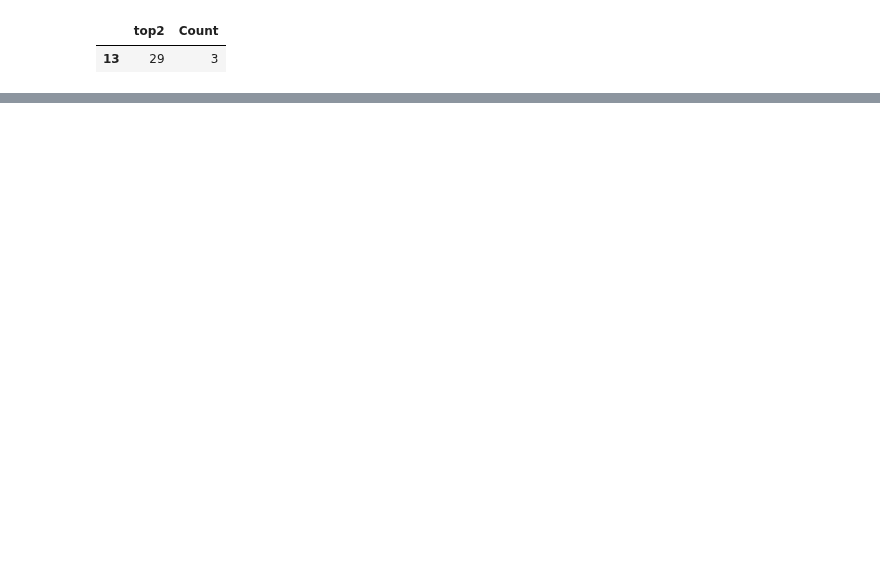
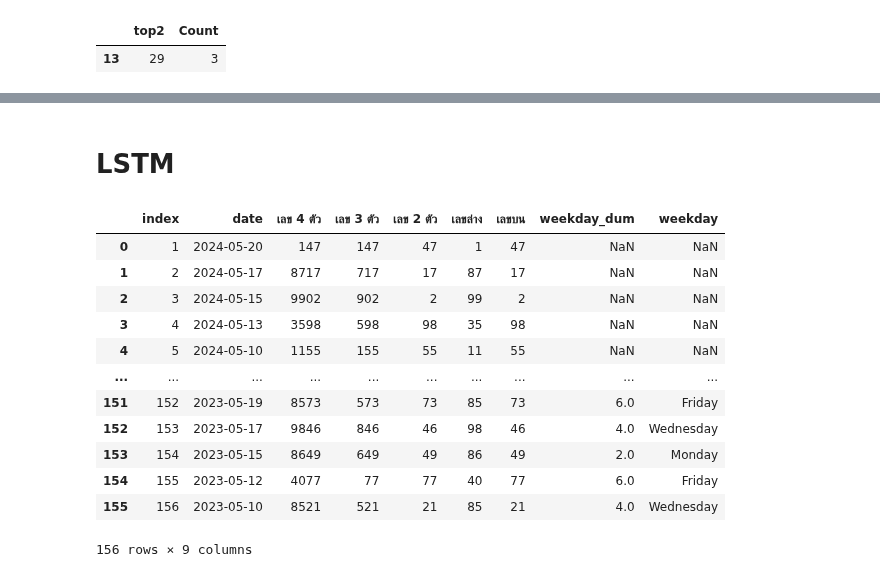
Before and after one commit to Tonry12/Data_joyx2, a Jupyter notebook: Laos_lotto.ipynb, the cells around one changed output, grey strips where cells are left out. Drawn from its saved outputs; the diff is of its cells as text; code cells hidden in the pictures; blank space fills up the shorter version.

```diff
--- a/Laos_lotto.ipynb
+++ b/Laos_lotto.ipynb
@@ -267,0 +330,4 @@ max_count_row
+# %%
+z = 1
+# %%
+lt_3 = lt_2.iloc[z:sh[0], 0:sh[1]]
@@ -267,0 +350,2 @@ max_count_row
+# %% [markdown]
+# LSTM
@@ -267,0 +356,20 @@ max_count_row
+# %%
+dfp = lt_3.copy()
+# %%
+df = dfp.reset_index()
+# %%
+df
+# %% [output]
+|  | index | date | เลข 4 ตัว | เลข 3 ตัว | เลข 2 ตัว | เลขล่าง | เลขบน | weekday_dum | weekday |
+| 0 | 1 | 2024-05-20 | 147 | 147 | 47 | 1 | 47 | NaN | NaN |
+| 1 | 2 | 2024-05-17 | 8717 | 717 | 17 | 87 | 17 | NaN | NaN |
+| 2 | 3 | 2024-05-15 | 9902 | 902 | 2 | 99 | 2 | NaN | NaN |
+| 3 | 4 | 2024-05-13 | 3598 | 598 | 98 | 35 | 98 | NaN | NaN |
+| 4 | 5 | 2024-05-10 | 1155 | 155 | 55 | 11 | 55 | NaN | NaN |
+| ... | ... | ... | ... | ... | ... | ... | ... | ... | ... |
+| 151 | 152 | 2023-05-19 | 8573 | 573 | 73 | 85 | 73 | 6.0 | Friday |
+| 152 | 153 | 2023-05-17 | 9846 | 846 | 46 | 98 | 46 | 4.0 | Wednesday |
+| 153 | 154 | 2023-05-15 | 8649 | 649 | 49 | 86 | 49 | 2.0 | Monday |
+| 154 | 155 | 2023-05-12 | 4077 | 77 | 77 | 40 | 77 | 6.0 | Friday |
+| 155 | 156 | 2023-05-10 | 8521 | 521 | 21 | 85 | 21 | 4.0 | Wednesday |
+156 rows × 9 columns
```
Also changed, not shown: parts of 40 cells of this notebook.
